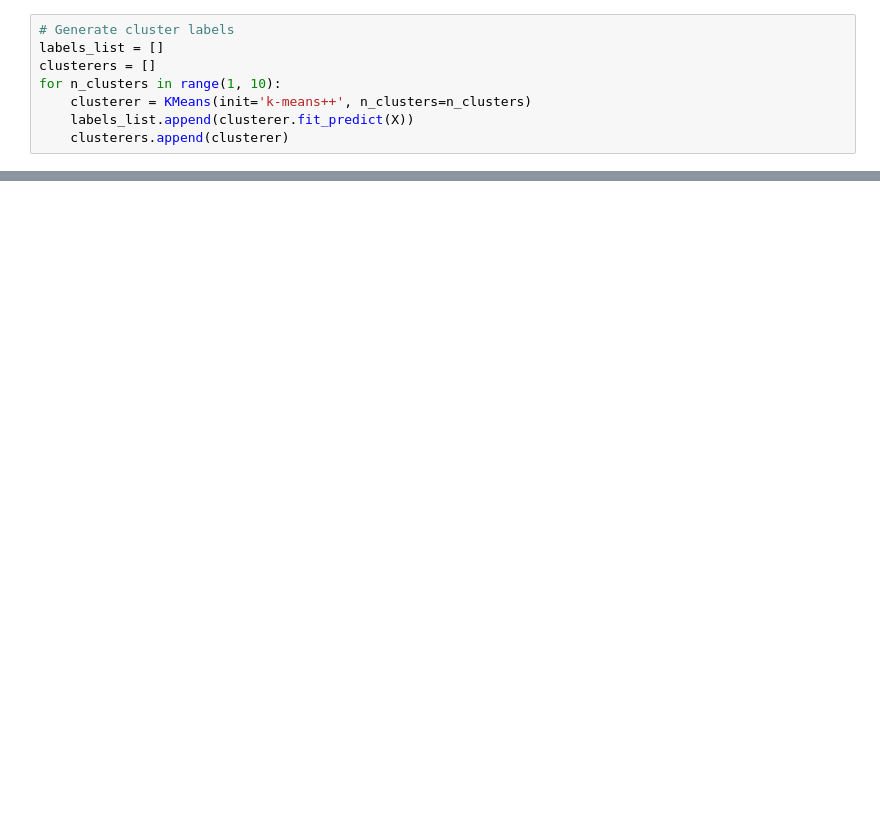
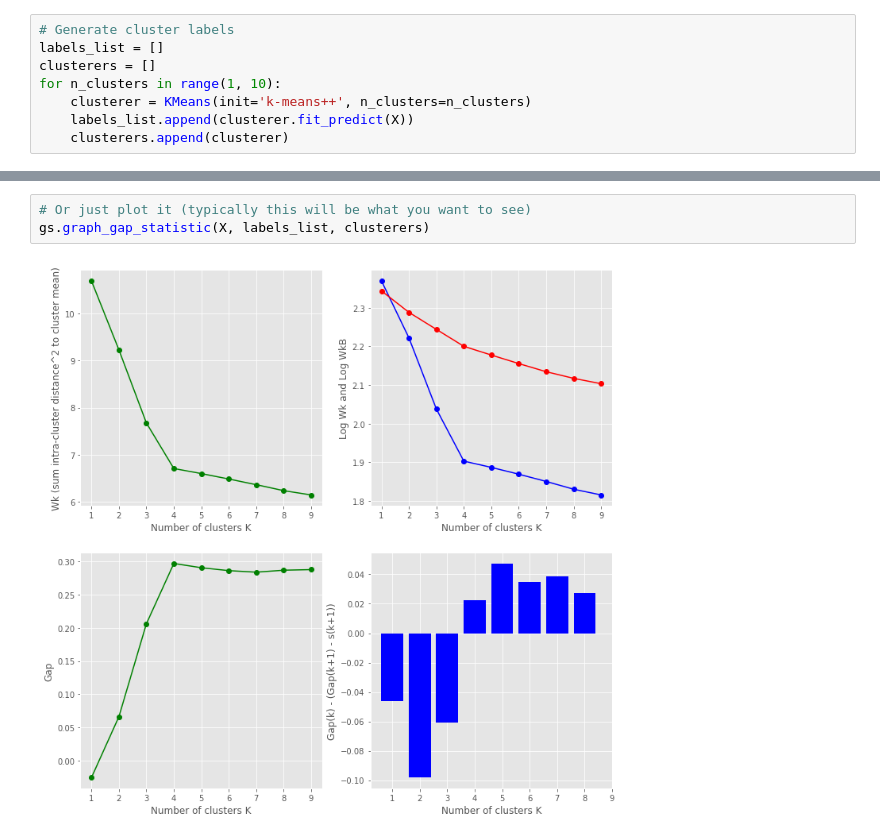
Before and after one commit to michaeljboyle/mlfun, a Jupyter notebook: clustering/metrics/metrics-demo.ipynb, the cells around one changed output, grey strips where cells are left out. Drawn from its saved outputs; the diff is of its cells as text; blank space fills up the shorter version.

```diff
--- a/clustering/metrics/metrics-demo.ipynb
+++ b/clustering/metrics/metrics-demo.ipynb
@@ -117,0 +39,5 @@ plt.show()
+# %%
+# Or just plot it (typically this will be what you want to see)
+gs.graph_gap_statistic(X, labels_list, clusterers)
+# %% [output]
+[figure, added]
```
Also changed, not shown: parts of 7 cells of this notebook, 1 other file.
